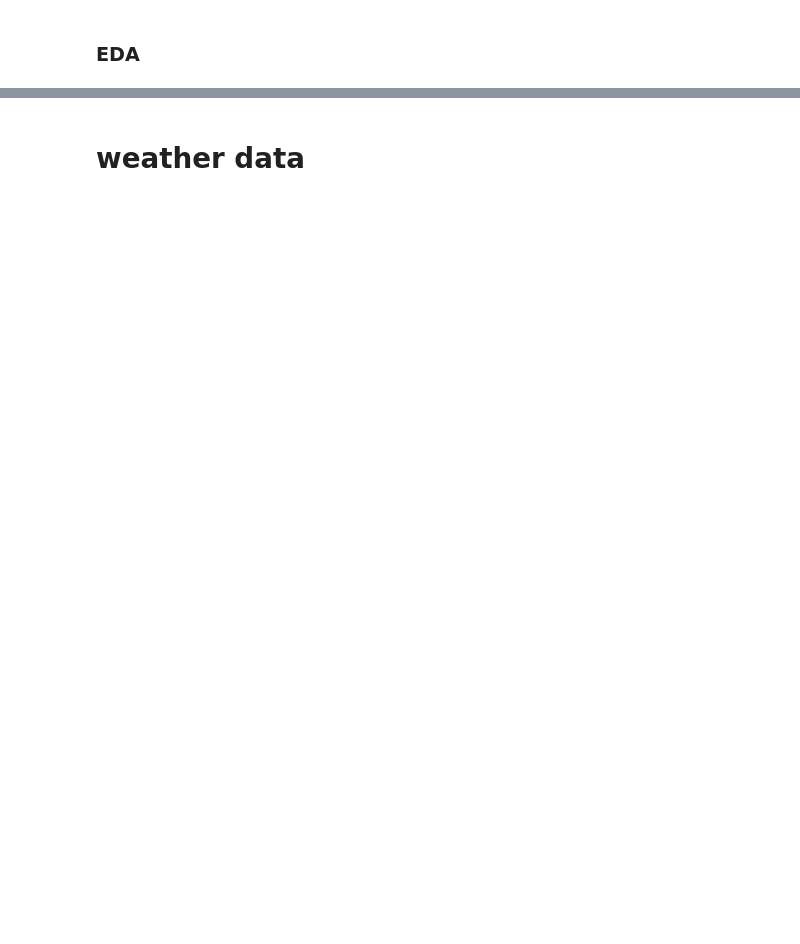
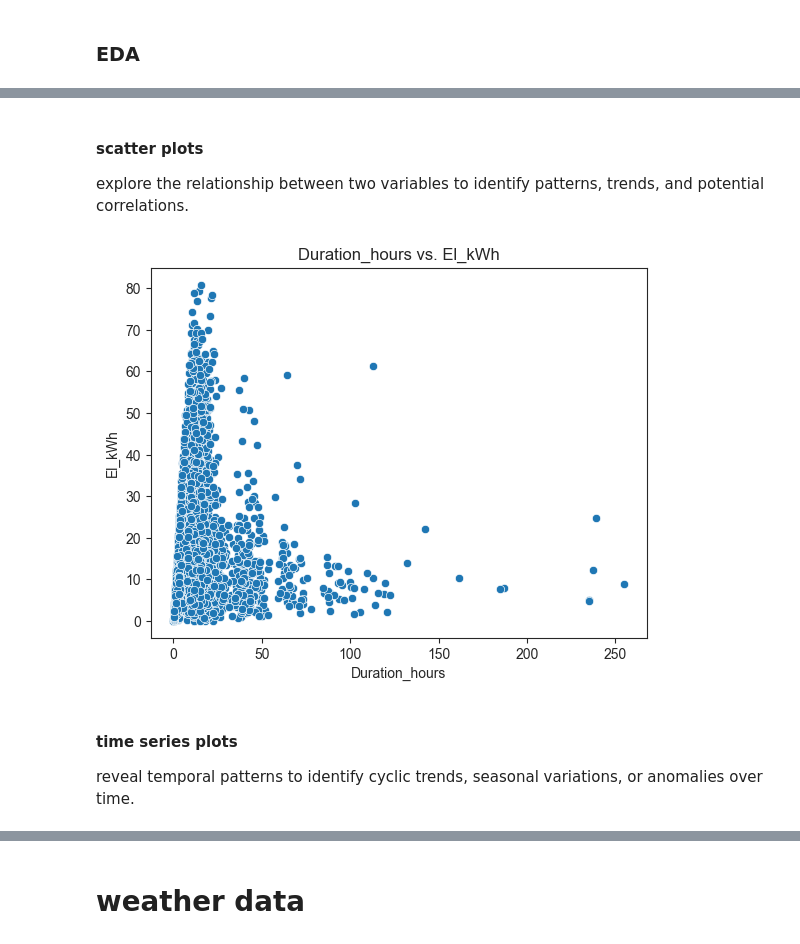
Before and after one commit to paperscissoroxie/evcharging, a Jupyter notebook: weatheronevcharging.ipynb, the cells around one changed output, grey strips where cells are left out. Cells and saved outputs as stored; diff of their text form; code cells hidden in the pictures; blank space fills up the shorter version.

```diff
--- a/weatheronevcharging.ipynb
+++ b/weatheronevcharging.ipynb
@@ -355,0 +446,14 @@ other notes:
+# %% [markdown]
+#### scatter plots
+explore the relationship between two variables to identify patterns, trends, and potential correlations.
+# %%
+sns.scatterplot(x='Duration_hours', y='El_kWh', data=df1)
+plt.title('Duration_hours vs. El_kWh')
+plt.xlabel('Duration_hours')
+plt.ylabel('El_kWh')
+plt.show()
+# %% [output]
+[figure, added]
+# %% [markdown]
+#### time series plots
+reveal temporal patterns to identify cyclic trends, seasonal variations, or anomalies over time.
```
Also changed, not shown: parts of 13 cells of this notebook.
